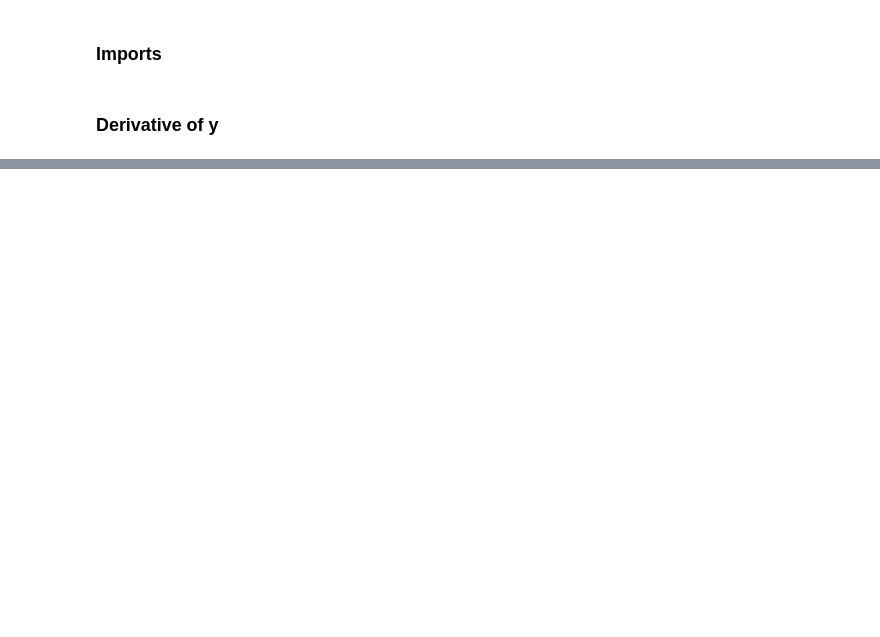
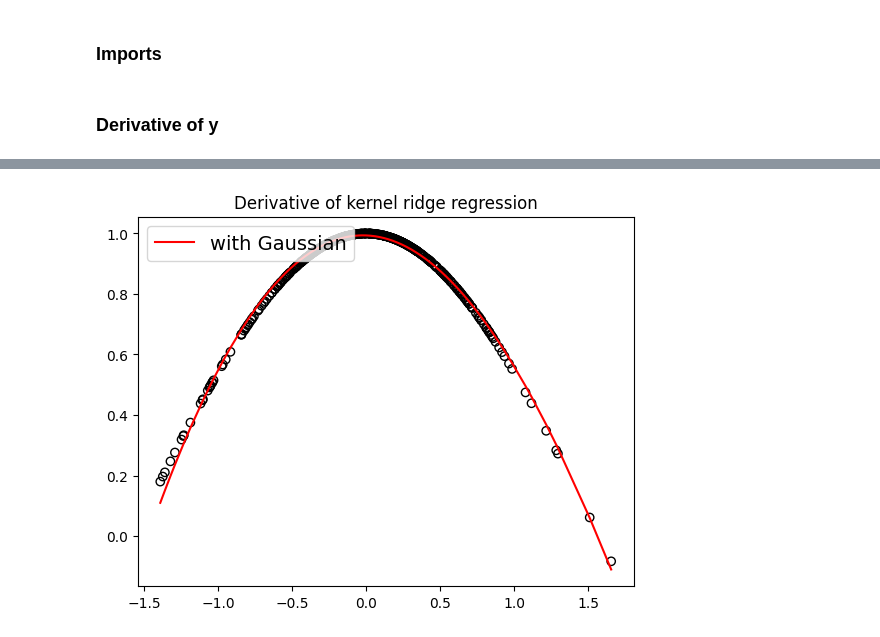
Before and after one commit to helenatp/prosjektoppgaveTPK4560, a Jupyter notebook: src/derivative.ipynb, the cells around one changed output, grey strips where cells are left out. Cells and saved outputs as stored; diff of their text form; code cells hidden in the pictures; blank space fills up the shorter version.

Commit message:
kernel derivative

```diff
--- a/src/derivative.ipynb
+++ b/src/derivative.ipynb
@@ -20,7 +22,8 @@ x1_example = randn(n)/2
 x2_example = randn(n)/2
 
 noise = n * 1e-1
-y1 = 1+ sym.sin(x1/10) + x1**2 + noise
+#y1 = 1+ sym.sin(x1/10) + x1**2 + noise
+y1 = 1 + sym.sin(x1) + noise
 y2 = 0.5 * x2**2 + sym.exp(x2) + noise
 
 # derivate y1, y2 with respect to x1, x2 (sympy)
@@ -43,22 +46,35 @@ y_derivative = np.array(np.ravel([y1_derivative, y2_derivative], 'F'))
 # sym.exp(-((sym.sqrt(sympv.dot(x-z, x-z)))**2)/(2*sigma**2)) (with sympy)
 
 x1 = randn(n)/2
-x2 =  randn(n)/2
+x2 = randn(n)/2
 x_vector = np.array([x1, x2])
 
 def k_gauss(x, z):
     k = np.exp(-((np.linalg.norm(x-z))**2)/(2*sigma**2))
     return k
 
-# Derivative of the gaussian kernel
-def k_gauss_derivative(x, z):
+# Derivative of the gaussian kernel w.r.t. x
+def k_gauss_derivative_wrt_x(x, z):
     kernel_gauss = k_gauss(x, z) # I formel er x - z tall, ikke vektorer
-    k_derivative = kernel_gauss*(x-z)/sigma**2
+    k_derivative = -(kernel_gauss*(x-z)/sigma**2)
     return k_derivative
 
-# Alpha for gauss_kernel
+# Derivative of the gaussian kernel w.r.t. x and z
+def k_gauss_derivative_wrt_x_and_z(x, z):
+    kernel_gauss = k_gauss(x, z)
+    k_derivative = -((x-z)**2-sigma**2)/(kernel_gauss*sigma**4)
+    return k_derivative
+
+def K_gauss_derivative_wrt_x(x, z, n):
+    K = np.zeros((n, n))
+    for i in range(n):
+        for j in range(n):
+            K[i, j] = k_gauss_derivative_wrt_x(x[i], z[j])
+    return K
+
+# Alpha for gauss_kernel with respect to x
 def alpha_gauss_derivative(x, y, n):
-    K = k_gauss_derivative(x, x, n)
+    K = K_gauss_derivative_wrt_x(x, x, n)
     return np.linalg.inv(K + lam*np.eye(n)) @ y
 
 def func_gauss_derivative(x, n, alpha):
@@ -67,10 +83,11 @@ def func_gauss_derivative(x, n, alpha):
     for i in range(n):
         sum = 0
         for j in range(n):
-            sum = sum + alpha[j] * k_gauss_derivative(x[j], x_sort[i])
+            sum = sum + alpha[j] * k_gauss_derivative_wrt_x(x_sort[i], x[j])
         f[i] = sum
     return f
 
-alpha = alpha_gauss_derivative(x, y1_derivative, n)
-func = func_gauss_derivative(x, n, alpha)
-func
+alpha = alpha_gauss_derivative(x1_example, y1_derivative, n)
+func = func_gauss_derivative(x1_example, n, alpha)
+y1_sorted = np.sort(y1_derivative)
+print(func)
@@ -76,0 +112,10 @@ func
+# %%
+x1_sort = np.sort(x1_example)
+
+plt.scatter(x1_example, y1_derivative, facecolors ='none' , edgecolors = "k" , marker = "o")
+plt.plot(x1_sort, func, c="r", label="with Gaussian")
+plt.title("Derivative of kernel ridge regression")
+plt.legend( loc = "upper left" , frameon = True , prop ={'size': 14 } )
+plt.show()
+# %% [output]
+[figure, added]
```
Also changed, not shown: parts of 3 cells of this notebook, 1 other file.
